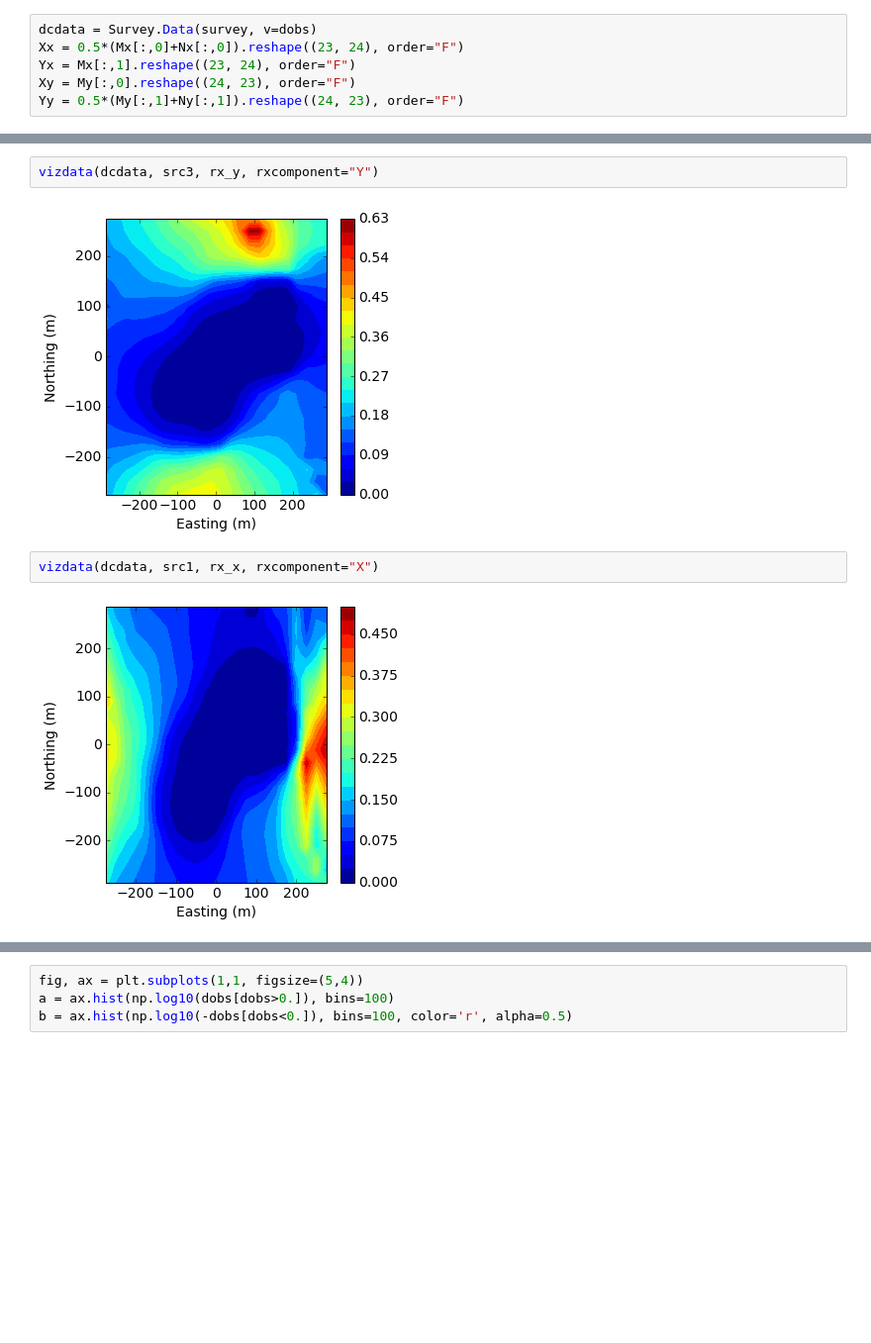
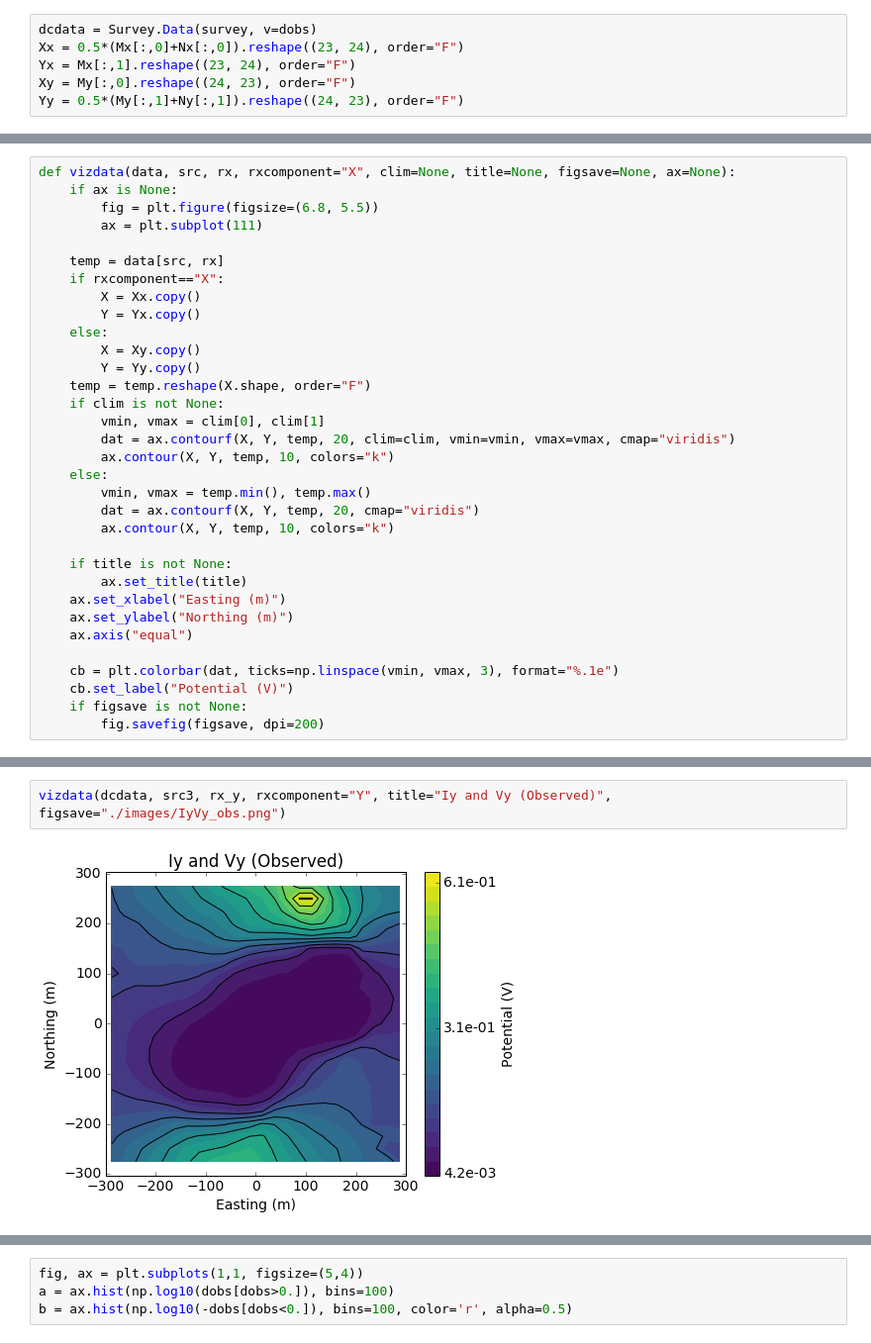
Before and after one commit to simpeg/presentations, a Jupyter notebook: SciPy2016/notebooks/DC/DCinv_Gradient.ipynb, the cells around one changed output, grey strips where cells are left out. Shown at 99% size. Drawn from its saved outputs; the diff is of its cells as text; blank space fills up the shorter version.

```diff
--- a/SciPy2016/notebooks/DC/DCinv_Gradient.ipynb
+++ b/SciPy2016/notebooks/DC/DCinv_Gradient.ipynb
@@ -220,0 +173,33 @@ interact(lambda ind: vizEJ(sigma, ind, normal="Y", ftype="J"), ind=IntSlider(min
+# %%
+def vizdata(data, src, rx, rxcomponent="X", clim=None, title=None, figsave=None, ax=None):
+    if ax is None:
+        fig = plt.figure(figsize=(6.8, 5.5))
+        ax = plt.subplot(111)
+
+    temp = data[src, rx]
+    if rxcomponent=="X":
+        X = Xx.copy()
+        Y = Yx.copy()
+    else:
+        X = Xy.copy()
+        Y = Yy.copy()
+    temp = temp.reshape(X.shape, order="F")
+    if clim is not None:
+        vmin, vmax = clim[0], clim[1]
+        dat = ax.contourf(X, Y, temp, 20, clim=clim, vmin=vmin, vmax=vmax, cmap="viridis")
+        ax.contour(X, Y, temp, 10, colors="k")
+    else:
+        vmin, vmax = temp.min(), temp.max()
+        dat = ax.contourf(X, Y, temp, 20, cmap="viridis")
+        ax.contour(X, Y, temp, 10, colors="k")
+
+    if title is not None:
+        ax.set_title(title)
+    ax.set_xlabel("Easting (m)")
+    ax.set_ylabel("Northing (m)")
+    ax.axis("equal")
+
+    cb = plt.colorbar(dat, ticks=np.linspace(vmin, vmax, 3), format="%.1e")
+    cb.set_label("Potential (V)")
+    if figsave is not None:
+        fig.savefig(figsave, dpi=200)
@@ -221,8 +210,4 @@ interact(lambda ind: vizEJ(sigma, ind, normal="Y", ftype="J"), ind=IntSlider(min
 # %%
-vizdata(dcdata, src3, rx_y, rxcomponent="Y")
+vizdata(dcdata, src3, rx_y, rxcomponent="Y", title="Iy and Vy (Observed)", figsave="./images/IyVy_obs.png")
 # %% [output]
-[figure, old version]
+[figure, new version]
-# %%
-vizdata(dcdata, src1, rx_x, rxcomponent="X")
-# %% [output]
-[figure, removed]
```
Also changed, not shown: parts of 42 cells of this notebook, 12 other files.
